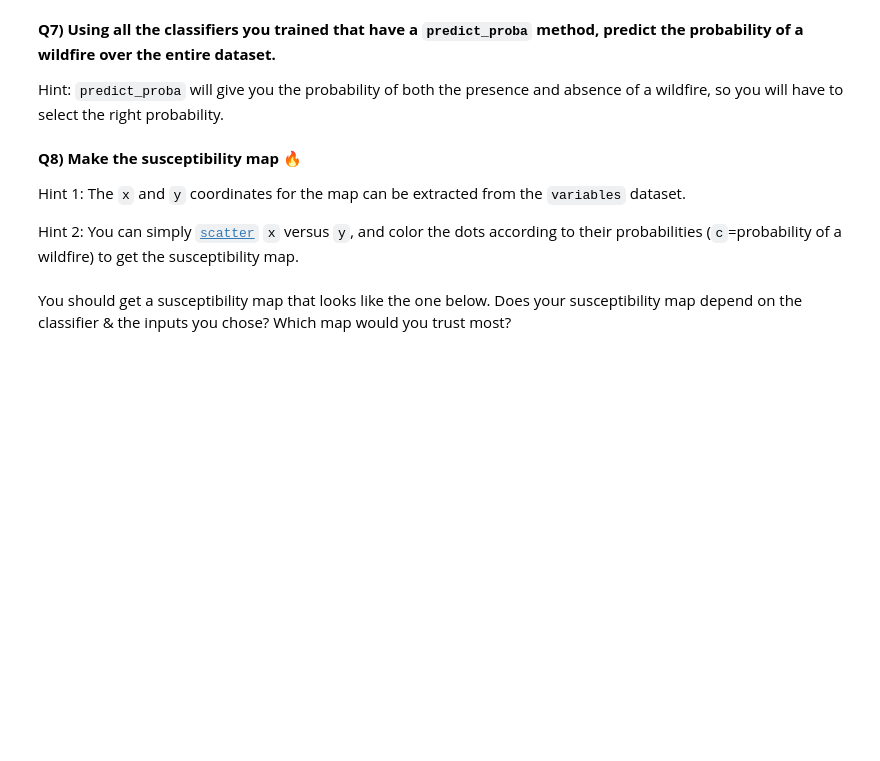
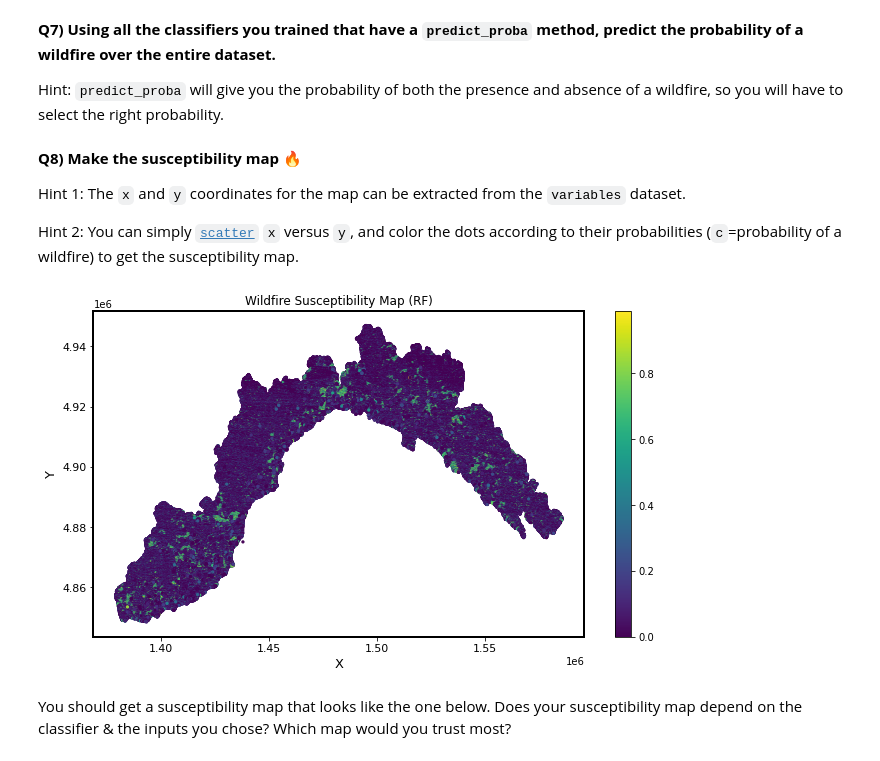
Before and after one commit to tbeucler/2022_ML_EES, a Jupyter notebook: Labs/S2_4_Wildfire_Risk_Italy.ipynb, the cells around one changed output. Drawn from its saved outputs; the diff is of its cells as text; code cells hidden in the pictures; blank space fills up the shorter version.

```diff
--- a/Labs/S2_4_Wildfire_Risk_Italy.ipynb
+++ b/Labs/S2_4_Wildfire_Risk_Italy.ipynb
@@ -120,3 +244,23 @@ Hint 2: If you are considering optimizing the hyperparameters of your classifier
+# %%
+#####################################################################################################################
+# 2. Create a list with all indices in the input [0,1,2,...]
+#####################################################################################################################
+all_indices = list(range(len(inputs_gdf)))
+
+#####################################################################################################################
+# 3. Convert the inputs_gdf dataframe to numpy array
+#####################################################################################################################
+inputs_gdf = inputs_gdf.to_numpy()
+
+#####################################################################################################################
+# 4. Apply train_test_split on 'all_indices', and store training indices in 'indx_train', test indices in 'indx_test'
+#####################################################################################################################
+____,______ = _________________(____________,test_size=______,random_state=42)
+
+#####################################################################################################################
+# 5. Create training and test sets with indx_train and indx_test
+#####################################################################################################################
+____,____,___,___ = ____________[___________],_______[________],______[________],_______[__________]
 # %%
 # Check the shape of your training(/validation)/test sets
 # and make sure you kept at least 20% of your dataset for testing
@@ -181,3 +371,18 @@ Hint 2: You can simply [`scatter`](https://matplotlib.org/stable/api/_as_gen/mat
+# %%
+# Scatter ['x'] vs ['y'] columns in the entire dataframe and color the dots with the predicted probability 'rf_testprob_fire'
+# to make the susceptibility map
+
+import matplotlib.pyplot as plt
+fig,ax = plt._______(____,figsize=(6+5,4+2))
+cmploy = ax.scatter(_________,_____________,s=5,c=____________,cmap='viridis')
+plt.colorbar(cmploy,ax=___)
+ax.set_title('Wildfire Susceptibility Map (RF)')
+ax.set_ylabel('Y',size=13)
+ax.set_xlabel('X',size=13)
+ax.tick_params(axis='both', which='major', labelsize=11)
+plt.show()
+# %% [output]
+[figure, added]
 # %% [markdown]
 You should get a susceptibility map that looks like the one below. Does your susceptibility map depend on the classifier & the inputs you chose? Which map would you trust most?
 # %% [markdown]
```
Also changed, not shown: parts of 48 cells of this notebook.
